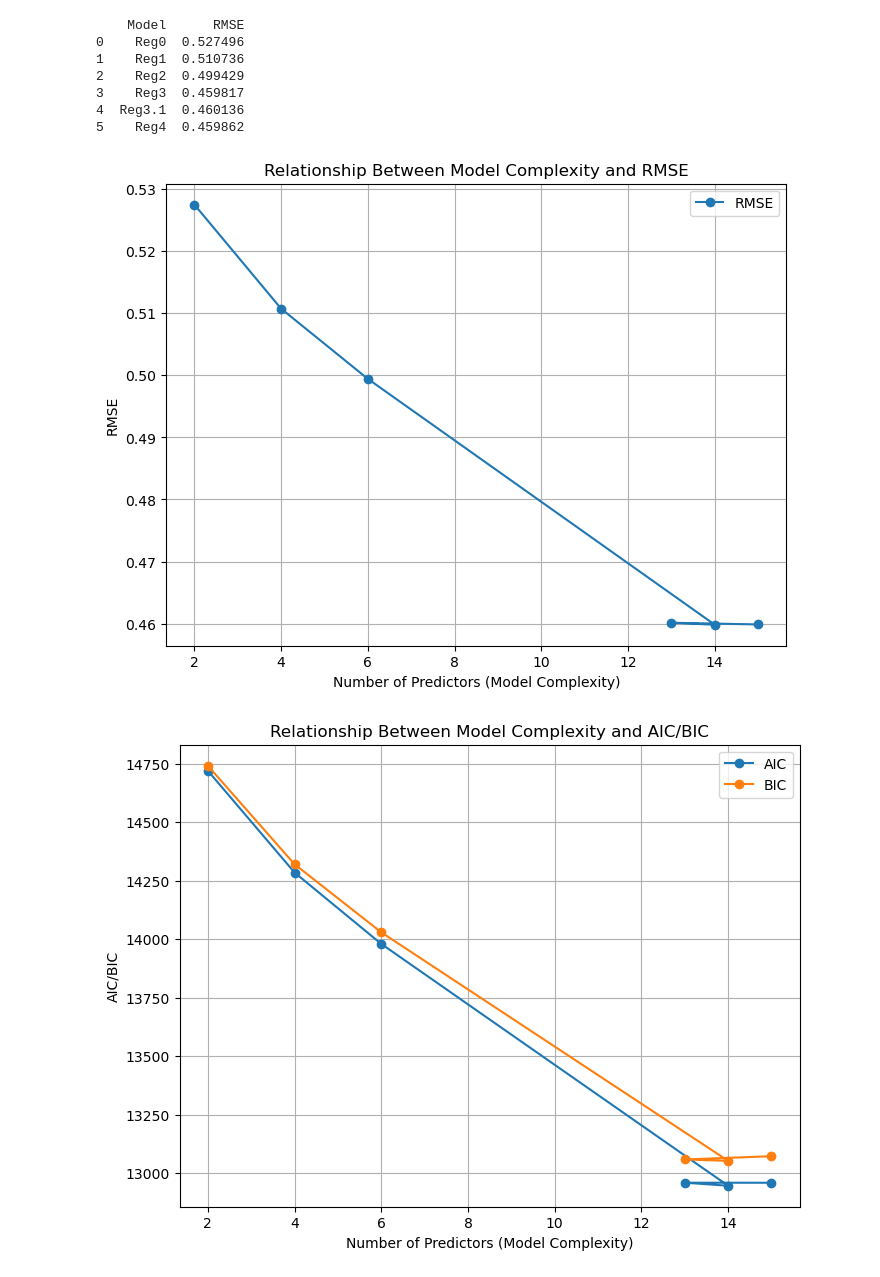
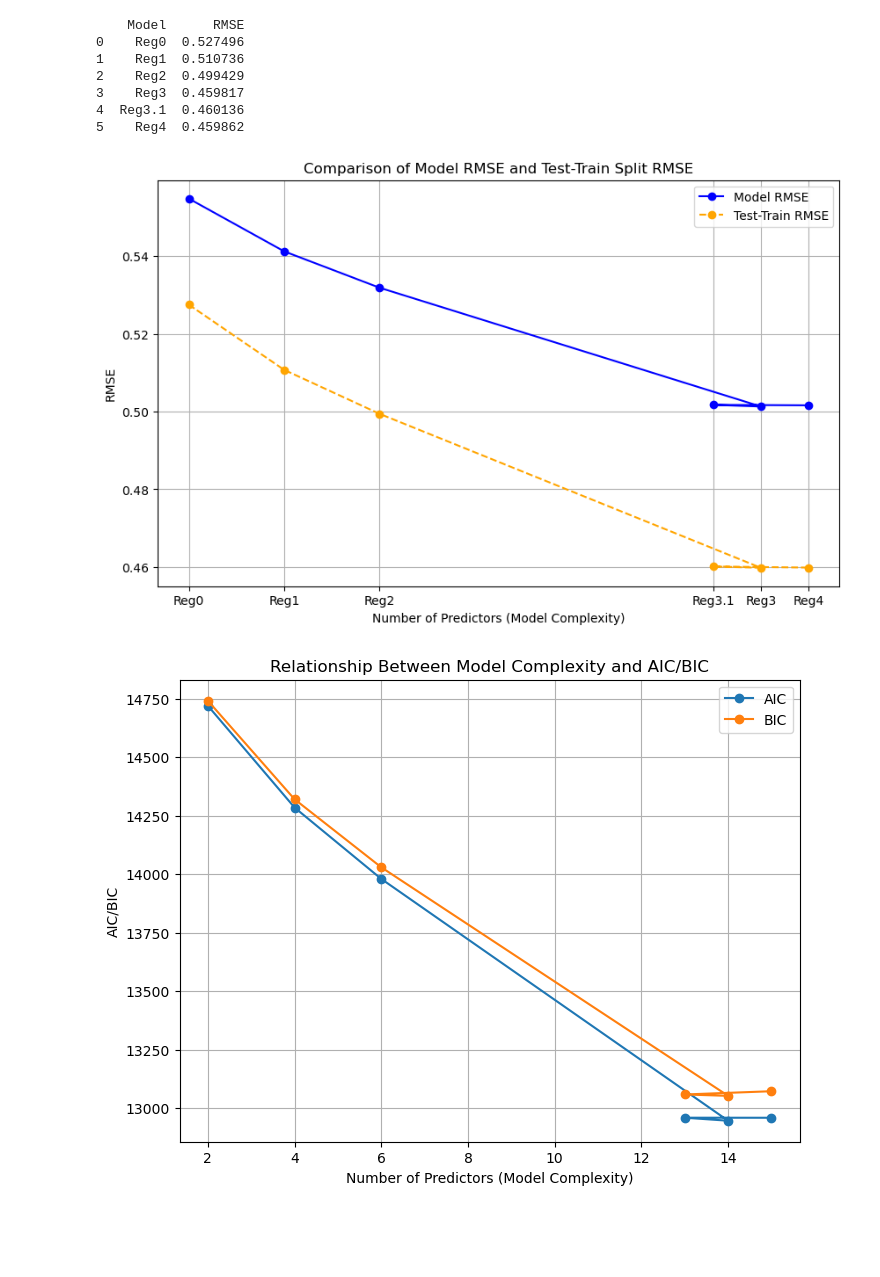
Before and after one commit to ghadena/DA3, a Jupyter notebook: practice assignment/code.ipynb, the cells around one changed output. Saved outputs shown, nothing was run; the diff lists cells and outputs as text; code cells hidden in the pictures; blank space fills up the shorter version.

```diff
--- a/practice assignment/code.ipynb
+++ b/practice assignment/code.ipynb
@@ -405,22 +422,25 @@ print(results_df)
 # %%
 import matplotlib.pyplot as plt
 
 # Define model names and number of predictors
 model_names = ['Reg0', 'Reg1', 'Reg2', 'Reg3', 'Reg3.1', 'Reg4']
 num_predictors = [2, 4, 6, 14, 13, 15]  # Number of predictors in each model
-rmse_values = [0.527496, 0.510736, 0.499429, 0.459817, 0.460136, 0.459862]  # RMSE values
+model_rmse_values = [0.554797, 0.541224, 0.531874, 0.501307, 0.501728, 0.501609]  # Model RMSE values
+test_train_rmse_values = [0.527496, 0.510736, 0.499429, 0.459817, 0.460136, 0.459862]  # Test-train RMSE values
 
 # Plot RMSE vs. Model Complexity
-plt.figure(figsize=(8, 6))
-plt.plot(num_predictors, rmse_values, marker='o', label='RMSE')
-plt.title('Relationship Between Model Complexity and RMSE')
+plt.figure(figsize=(10, 6))
+plt.plot(num_predictors, model_rmse_values, marker='o', label='Model RMSE', linestyle='-', color='blue')
+plt.plot(num_predictors, test_train_rmse_values, marker='o', label='Test-Train RMSE', linestyle='--', color='orange')
+plt.title('Comparison of Model RMSE and Test-Train Split RMSE')
 plt.xlabel('Number of Predictors (Model Complexity)')
 plt.ylabel('RMSE')
+plt.xticks(num_predictors, model_names)  # Set x-axis labels as model names
 plt.grid(True)
 plt.legend()
 plt.show()
 # %% [output]
-[figure, old version]
+[figure, new version]
 # %%
 # AIC and BIC values
 aic_values = [14719.76, 14284.55, 13979.53, 12946.01, 12958.91, 12958.68]
```
Also changed, not shown: parts of 12 cells of this notebook.
